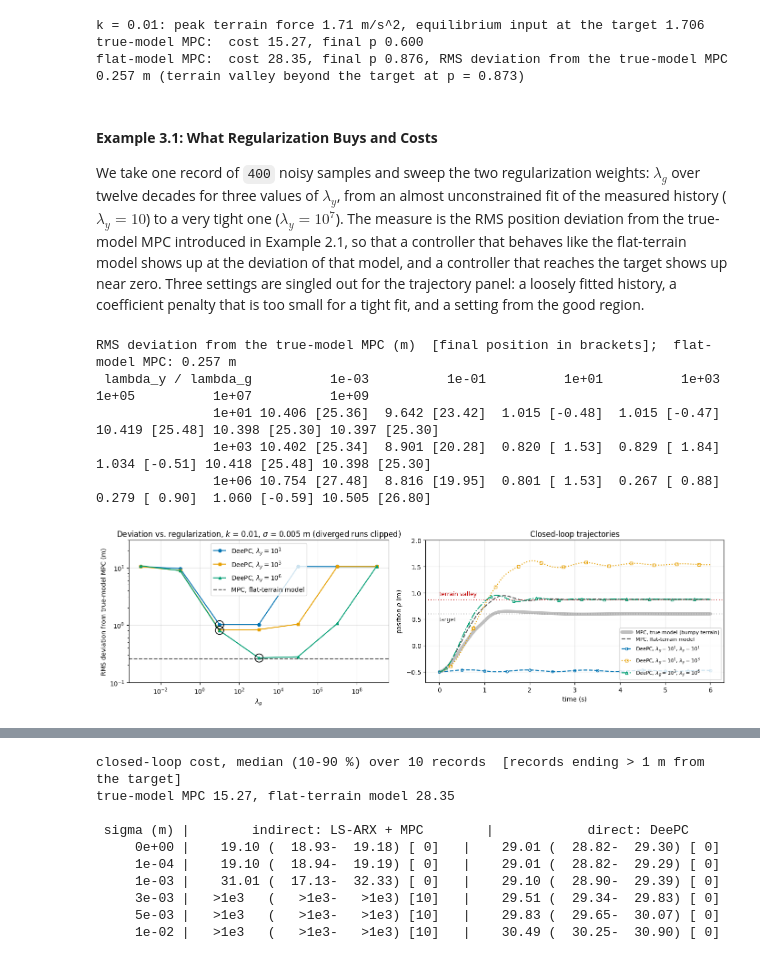
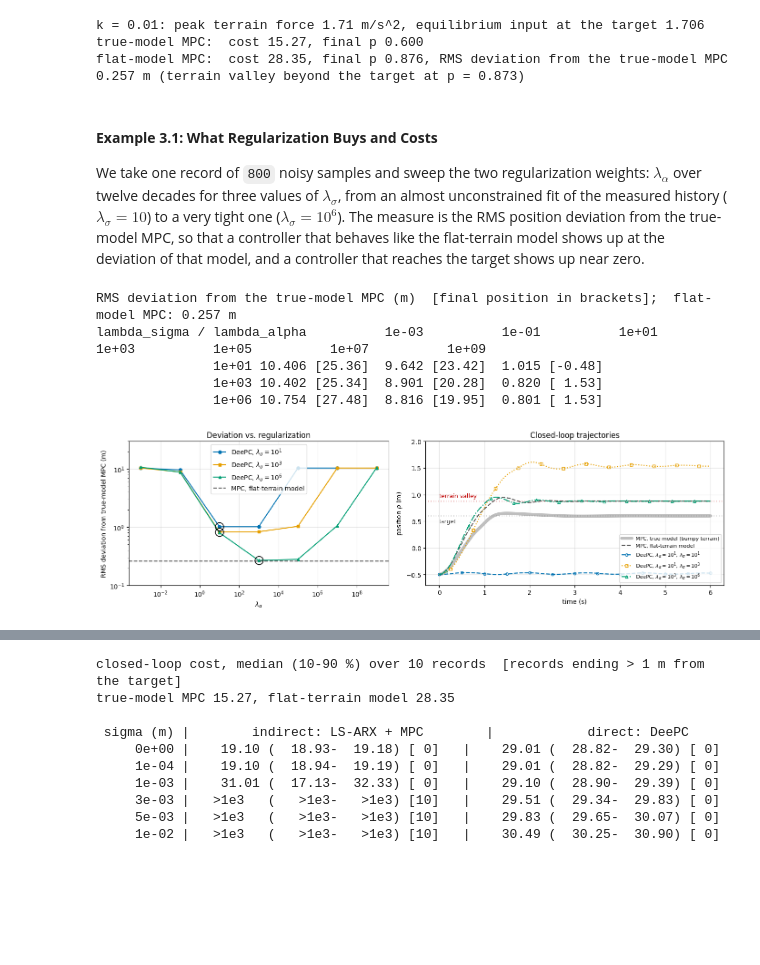
Before and after one commit to JonathanZHC/core_course_examples, a Jupyter notebook: ex6_SysID/6.4_Data_Enabled_Predictive_Control.ipynb, the cells around one changed output, grey strips where cells are left out. Cells and saved outputs as stored; diff of their text form; code cells hidden in the pictures; blank space fills up the shorter version.

Commit message:
fix minor bugs in example 6.4

```diff
--- a/ex6_SysID/6.4_Data_Enabled_Predictive_Control.ipynb
+++ b/ex6_SysID/6.4_Data_Enabled_Predictive_Control.ipynb
@@ -119,9 +119,8 @@ dyn_flat = Dynamics(env_flat)
 n_states, m_inputs = 2, 1
 
 # Controller
-N = 20
+L = 20
 T_ini = 4
-L = T_ini + N                                   # length of the trajectories in the Hankel matrix
 Q_y = np.array([[1.0]]); R = np.array([[0.1]]); Qf_y = Q_y     # DeePC: cost on the output y = p
 Q_x = np.diag([1.0, 0.0]); Qf_x = Q_x                          # MPC: the same cost on the state
 
@@ -502,10 +554,10 @@ A_d, B_d = dyn_flat.get_linearized_AB_discrete(target_state, np.zeros(1), dt)
 P_b = scipy.linalg.solve_discrete_are(A_d, B_d, Q_b_x, R_b)
 K_b = np.linalg.solve(R_b + B_d.T @ P_b @ B_d, B_d.T @ P_b @ A_d)
 
-def bumpy_data(T, seed, sigma=SIGMA_B, start=None):
+def bumpy_data(N, seed, sigma=SIGMA_B, start=None):
     '''One closed-loop record (u, p) on the bumpy plant, positions corrupted by N(0, sigma^2).
     By default the record starts at the initial state and covers the task; start=target_state gives a record around the target.'''
-    u_d, y_d = collect_deepc_data_closed_loop(env_b, dyn_b, freq=freq, n_samples=T, feedback_gain=K_b, excitation_amplitude=1.0,
+    u_d, y_d = collect_deepc_data_closed_loop(env_b, dyn_b, freq=freq, n_samples=N, feedback_gain=K_b, excitation_amplitude=1.0,
                                               initial_state=initial_state if start is None else start, seed=100 + seed, output_indices=[0])
     rng = np.random.default_rng(1000 + seed)
     return u_d, y_d + rng.normal(0.0, sigma, y_d.shape)
@@ -537,12 +589,12 @@ def cl_cost_b(states, inputs):
     return float(np.sum(Q_b_y[0, 0] * dp[:-1]**2 + R_b[0, 0] * du**2) + Qf_b_y[0, 0] * dp[-1]**2)
 
 def make_deepc_b(u_d, y_d, lambda_g, lambda_y):
-    return DeePCController(env_b, dyn_b, u_d, y_d, Q_b_y, R_b, Qf_b_y, freq, N, T_ini=T_ini, lambda_g=lambda_g, lambda_y=lambda_y,
+    return DeePCController(env_b, dyn_b, u_d, y_d, Q_b_y, R_b, Qf_b_y, freq, L, T_ini=T_ini, lambda_g=lambda_g, lambda_y=lambda_y,
                            output_indices=[0], history_initialization='equilibrium', enforce_pe_check=False, verbose=False)
 
 # References, computed once
-X_true, U_true, _ = run_cl_b(NonlinearMPCOracle(env_b, dyn_b, Q_b_x, R_b, Qf_b_x, freq, N))
-X_flatm, U_flatm, _ = run_cl_b(ARXPredictiveController(env_b, dyn_b, a_true, b_true, Q_b_y, R_b, Qf_b_y, freq, N, name="flat"))
+X_true, U_true, _ = run_cl_b(NonlinearMPCOracle(env_b, dyn_b, Q_b_x, R_b, Qf_b_x, freq, L))
+X_flatm, U_flatm, _ = run_cl_b(ARXPredictiveController(env_b, dyn_b, a_true, b_true, Q_b_y, R_b, Qf_b_y, freq, L, name="flat"))
 J_true_b, J_flat_b = cl_cost_b(X_true, U_true), cl_cost_b(X_flatm, U_flatm)
 valleys = (2 * np.arange(-2, 8) + 1) * np.pi / 18
 valley_p = float(valleys[valleys > target_state[0]][0])                 # first terrain valley beyond the target
@@ -556,61 +608,61 @@ flat-model MPC:  cost 28.35, final p 0.876, RMS deviation from the true-model MP
 # %% [markdown]
 #### **Example 3.1: What Regularization Buys and Costs**
 
-We take one record of `400` noisy samples and sweep the two regularization weights: $\lambda_g$ over twelve decades for three values of $\lambda_y$, from an almost unconstrained fit of the measured history ($\lambda_y = 10$) to a very tight one ($\lambda_y = 10^7$). The measure is the RMS position deviation from the true-model MPC introduced in Example 2.1, so that a controller that behaves like the flat-terrain model shows up at the deviation of that model, and a controller that reaches the target shows up near zero. Three settings are singled out for the trajectory panel: a loosely fitted history, a coefficient penalty that is too small for a tight fit, and a setting from the good region.
+We take one record of `800` noisy samples and sweep the two regularization weights: $\lambda_{\alpha}$ over twelve decades for three values of $\lambda_{\sigma}$, from an almost unconstrained fit of the measured history ($\lambda_{\sigma} = 10$) to a very tight one ($\lambda_{\sigma} = 10^6$). The measure is the RMS position deviation from the true-model MPC, so that a controller that behaves like the flat-terrain model shows up at the deviation of that model, and a controller that reaches the target shows up near zero.
 # %%
-LAMBDA_G_GRID = [0.001, 0.1, 10.0, 1e3, 1e5, 1e7, 1e9]
-LAMBDA_Y_GRID = [1e1, 1e3, 1e6]
-T_DATA_31 = 800
-u_400, y_400 = bumpy_data(T_DATA_31, seed=0)
+LAMBDA_alpha_GRID = [0.001, 0.1, 10.0, 1e3, 1e5, 1e7, 1e9]
+LAMBDA_sigma_GRID = [1e1, 1e3, 1e6]
+N_DATA_31 = 800
+u_800, y_800 = bumpy_data(N_DATA_31, seed=0)
 
-dev_grid = np.zeros((len(LAMBDA_Y_GRID), len(LAMBDA_G_GRID)))
+dev_grid = np.zeros((len(LAMBDA_sigma_GRID), len(LAMBDA_alpha_GRID)))
 final_grid = np.zeros_like(dev_grid)
-for iy, ly in enumerate(LAMBDA_Y_GRID):
-    for ig, lg in enumerate(LAMBDA_G_GRID):
-        X, _, _ = run_cl_b(make_deepc_b(u_400, y_400, lg, ly))
+for iy, ly in enumerate(LAMBDA_sigma_GRID):
+    for ig, lg in enumerate(LAMBDA_alpha_GRID):
+        X, _, _ = run_cl_b(make_deepc_b(u_800, y_800, lg, ly))
         dev_grid[iy, ig] = rms_deviation(X, X_true); final_grid[iy, ig] = X[-1, 0]
 
 print(f"RMS deviation from the true-model MPC (m)  [final position in brackets];  flat-model MPC: {rms_deviation(X_flatm, X_true):.3f} m")
-print(f"{'lambda_y / lambda_g':>20} " + " ".join(f"{lg:>14.0e}" for lg in LAMBDA_G_GRID))
-for iy, ly in enumerate(LAMBDA_Y_GRID):
-    print(f"{ly:>20.0e} " + " ".join((f"{dev_grid[iy, ig]:6.3f} [{final_grid[iy, ig]:5.2f}]" if dev_grid[iy, ig] < 50 else f"{'diverged':>14}") for ig in range(len(LAMBDA_G_GRID))))
+print(f"{'lambda_sigma / lambda_alpha':>20} " + " ".join(f"{lg:>14.0e}" for lg in LAMBDA_alpha_GRID))
+for iy, ly in enumerate(LAMBDA_sigma_GRID):
+    print(f"{ly:>20.0e} " + " ".join((f"{dev_grid[iy, ig]:6.3f} [{final_grid[iy, ig]:5.2f}]" if dev_grid[iy, ig] < 50 else f"{'diverged':>14}") for ig in range(len(LAMBDA_sigma_GRID))))
 # %% [output]
 RMS deviation from the true-model MPC (m)  [final position in brackets];  flat-model MPC: 0.257 m
- lambda_y / lambda_g          1e-03          1e-01          1e+01          1e+03          1e+05          1e+07          1e+09
-               1e+01 10.406 [25.36]  9.642 [23.42]  1.015 [-0.48]  1.015 [-0.47] 10.419 [25.48] 10.398 [25.30] 10.397 [25.30]
-               1e+03 10.402 [25.34]  8.901 [20.28]  0.820 [ 1.53]  0.829 [ 1.84]  1.034 [-0.51] 10.418 [25.48] 10.398 [25.30]
-               1e+06 10.754 [27.48]  8.816 [19.95]  0.801 [ 1.53]  0.267 [ 0.88]  0.279 [ 0.90]  1.060 [-0.59] 10.505 [26.80]
+lambda_sigma / lambda_alpha          1e-03          1e-01          1e+01          1e+03          1e+05          1e+07          1e+09
+               1e+01 10.406 [25.36]  9.642 [23.42]  1.015 [-0.48]
+               1e+03 10.402 [25.34]  8.901 [20.28]  0.820 [ 1.53]
+               1e+06 10.754 [27.48]  8.816 [19.95]  0.801 [ 1.53]
 # %%
-TRAJECTORY_SETTINGS = [(1e1, 1e1), (1e1, 1e3), (1e3, 1e6)]         # (lambda_g, lambda_y) shown on the right
-traj_bumpy = {(lg, ly): run_cl_b(make_deepc_b(u_400, y_400, lg, ly))[0] for lg, ly in TRAJECTORY_SETTINGS}
+TRAJECTORY_SETTINGS = [(1e1, 1e1), (1e1, 1e3), (1e3, 1e6)]         # (lambda_a, lambda_sigma) shown on the right
+traj_bumpy = {(la, lsigma): run_cl_b(make_deepc_b(u_800, y_800, la, lsigma))[0] for la, lsigma in TRAJECTORY_SETTINGS}
 
 # Start Plotting
 fig, ax = plt.subplots(1, 2, figsize=(14, 4.2), width_ratios=[1, 1.15])
 markers = ["o", "s", "^"]
-for iy, ly in enumerate(LAMBDA_Y_GRID):
-    ax[0].loglog(LAMBDA_G_GRID, np.minimum(dev_grid[iy], 30), marker=markers[iy], ms=5, color=OKABE_ITO[iy],
-                 label=f"DeePC, $\\lambda_y = 10^{{{int(np.log10(ly))}}}$")
+for isigma, lsigma in enumerate(LAMBDA_sigma_GRID):
+    ax[0].loglog(LAMBDA_alpha_GRID, np.minimum(dev_grid[isigma], 30), marker=markers[isigma], ms=5, color=OKABE_ITO[isigma],
+                 label=f"DeePC, $\\lambda_\\sigma = 10^{{{int(np.log10(lsigma))}}}$")
 ax[0].axhline(rms_deviation(X_flatm, X_true), color="0.35", ls="--", lw=1.5, label="MPC, flat-terrain model")
-for lg, ly in TRAJECTORY_SETTINGS:
-    ax[0].plot(lg, min(dev_grid[LAMBDA_Y_GRID.index(ly), LAMBDA_G_GRID.index(lg)], 30), marker="o", ms=13, mfc="none", mec="k", mew=1.2, ls="none")
+for lalpha, lsigma in TRAJECTORY_SETTINGS:
+    ax[0].plot(lalpha, min(dev_grid[LAMBDA_sigma_GRID.index(lsigma), LAMBDA_alpha_GRID.index(lalpha)], 30), marker="o", ms=13, mfc="none", mec="k", mew=1.2, ls="none")
 ax[0].set_ylim(0.1, 30)
-ax[0].set_xlabel(r"$\lambda_g$"); ax[0].set_ylabel("RMS deviation from true-model MPC (m)")
-ax[0].set_title(f"Deviation vs. regularization, $k$ = {K_TERRAIN_B}, $\\sigma$ = {SIGMA_B} m (diverged runs clipped)"); ax[0].legend(loc="best")
+ax[0].set_xlabel(r"$\lambda_\alpha$"); ax[0].set_ylabel("RMS deviation from true-model MPC (m)")
+ax[0].set_title(f"Deviation vs. regularization"); ax[0].legend(loc="best")
 
 ax[1].plot(t_x, X_true[:, 0], color="0.75", lw=5, solid_capstyle="round", label="MPC, true model (bumpy terrain)")
 ax[1].plot(t_x, X_flatm[:, 0], color="0.35", lw=1.6, ls="--", label="MPC, flat-terrain model")
 line_styles = [dict(ls="--", marker="o", markevery=(0, 10), ms=4, mfc="none"),
                dict(ls=":", marker="s", markevery=(5, 10), ms=4, mfc="none"),
                dict(ls="-.", marker="^", markevery=(3, 10), ms=5, mfc="none")]
-for j, (lg, ly) in enumerate(TRAJECTORY_SETTINGS):
-    ax[1].plot(t_x, traj_bumpy[(lg, ly)][:, 0], lw=1.6, color=OKABE_ITO[LAMBDA_Y_GRID.index(ly)],
-               label=f"DeePC, $\\lambda_g=10^{{{int(np.log10(lg))}}}$, $\\lambda_y=10^{{{int(np.log10(ly))}}}$", **line_styles[j])
+for j, (lalpha, lsigma) in enumerate(TRAJECTORY_SETTINGS):
+    ax[1].plot(t_x, traj_bumpy[(lalpha, lsigma)][:, 0], lw=1.6, color=OKABE_ITO[LAMBDA_sigma_GRID.index(lsigma)],
+               label=f"DeePC, $\\lambda_\\alpha=10^{{{int(np.log10(lalpha))}}}$, $\\lambda_\\sigma=10^{{{int(np.log10(lsigma))}}}$", **line_styles[j])
 ax[1].axhline(target_state[0], color="0.3", ls=(0, (1, 3)), lw=1)
 ax[1].text(t_x[0], target_state[0] - 0.05, "target", ha="left", va="top", fontsize=9, color="0.3")
 ax[1].axhline(valley_p, color="#C00000", ls=(0, (1, 3)), lw=1)
 ax[1].text(t_x[0], valley_p + 0.05, "terrain valley", ha="left", va="bottom", fontsize=9, color="#C00000")
 ax[1].set_ylim(-0.7, 2.0)
 ax[1].set_xlabel("time (s)"); ax[1].set_ylabel("position $p$ (m)"); ax[1].set_title("Closed-loop trajectories"); ax[1].legend(loc="lower right", fontsize=8)
 plt.tight_layout(); plt.show()
 # %% [output]
-[figure, old version]
+[figure, new version]
```
Also changed, not shown: parts of 27 cells of this notebook, 7 other files.
